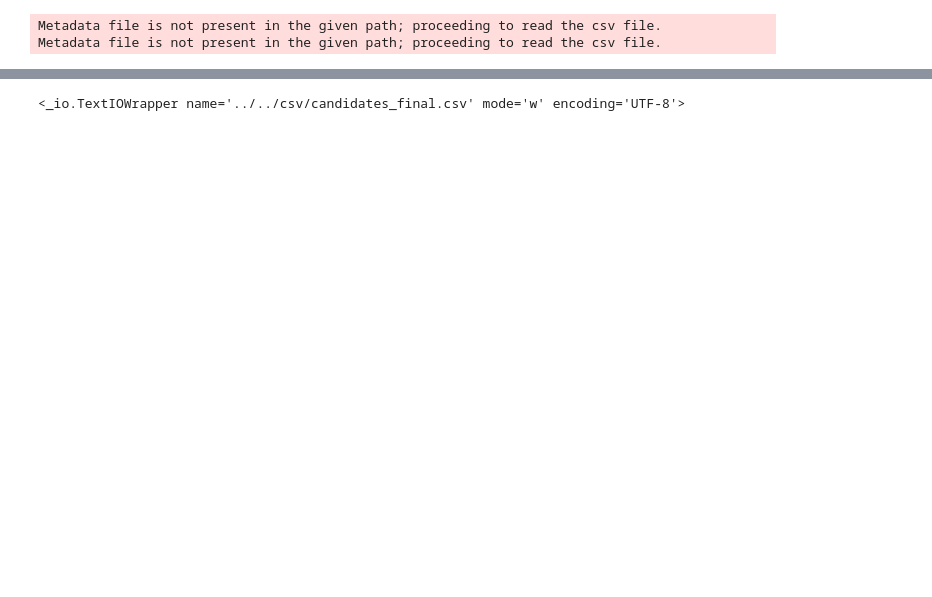
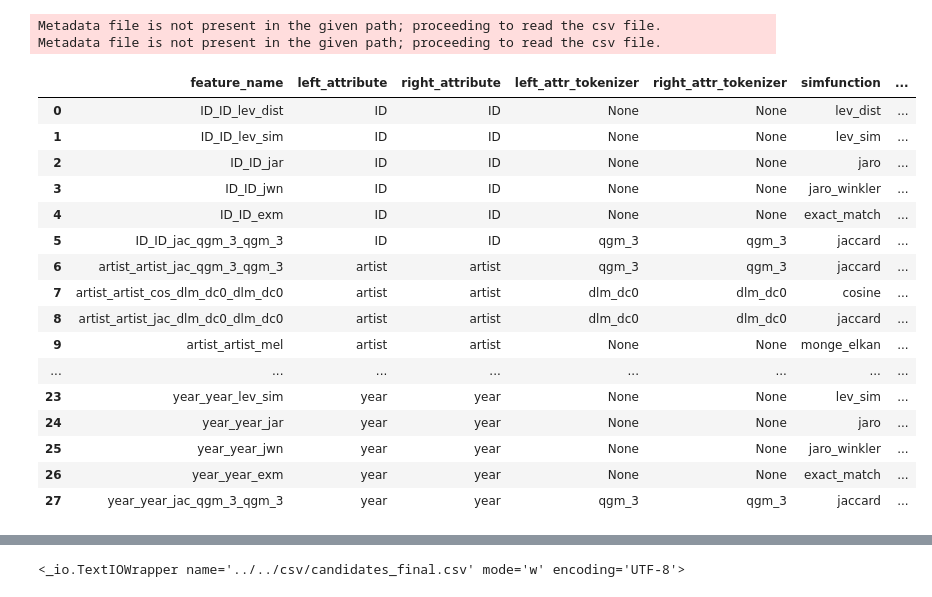
Before and after one commit to ede0m/music_data-638, a Jupyter notebook: tools/blocking/reblock.ipynb, the cells around one changed output, grey strips where cells are left out. Saved outputs shown, nothing was run; the diff lists cells and outputs as text; code cells hidden in the pictures; blank space fills up the shorter version.

```diff
--- a/tools/blocking/reblock.ipynb
+++ b/tools/blocking/reblock.ipynb
@@ -18,19 +18,37 @@ Metadata file is not present in the given path; proceeding to read the csv file.
 # %%
 ########### FEATURE RULES ##############
 
 ## Explicitly state the type for each of the rows.
 A["danceability"] = A["danceability"].astype(str)
 A["duration"] = A["duration"].astype(str)
 A["keysignature"] = A["keysignature"].astype(str)
 A["tempo"] = A["tempo"].astype(str)
 A["timesignature"] = A["timesignature"].astype(str)
 A["title"] = A["title"].astype(str)
 A["year"] = A["year"].astype(str)
 
 feature_table = em.get_features_for_blocking(A, B)
-#feature_table
+feature_table
 
 ########################################
+# %% [output]
+|  | feature_name | left_attribute | right_attribute | left_attr_tokenizer | right_attr_tokenizer | simfunction | ... |
+| 0 | ID_ID_lev_dist | ID | ID | None | None | lev_dist | ... |
+| 1 | ID_ID_lev_sim | ID | ID | None | None | lev_sim | ... |
+| 2 | ID_ID_jar | ID | ID | None | None | jaro | ... |
+| 3 | ID_ID_jwn | ID | ID | None | None | jaro_winkler | ... |
+| 4 | ID_ID_exm | ID | ID | None | None | exact_match | ... |
+| 5 | ID_ID_jac_qgm_3_qgm_3 | ID | ID | qgm_3 | qgm_3 | jaccard | ... |
+| 6 | artist_artist_jac_qgm_3_qgm_3 | artist | artist | qgm_3 | qgm_3 | jaccard | ... |
+| 7 | artist_artist_cos_dlm_dc0_dlm_dc0 | artist | artist | dlm_dc0 | dlm_dc0 | cosine | ... |
+| 8 | artist_artist_jac_dlm_dc0_dlm_dc0 | artist | artist | dlm_dc0 | dlm_dc0 | jaccard | ... |
+| 9 | artist_artist_mel | artist | artist | None | None | monge_elkan | ... |
+| ... | ... | ... | ... | ... | ... | ... | ... |
+| 23 | year_year_lev_sim | year | year | None | None | lev_sim | ... |
+| 24 | year_year_jar | year | year | None | None | jaro | ... |
+| 25 | year_year_jwn | year | year | None | None | jaro_winkler | ... |
+| 26 | year_year_exm | year | year | None | None | exact_match | ... |
+| 27 | year_year_jac_qgm_3_qgm_3 | year | year | qgm_3 | qgm_3 | jaccard | ... |
 # %%
 ######### TWO RULE BLOCKERS ################
 
```
Also changed, not shown: parts of 2 cells of this notebook, 30 other files.
